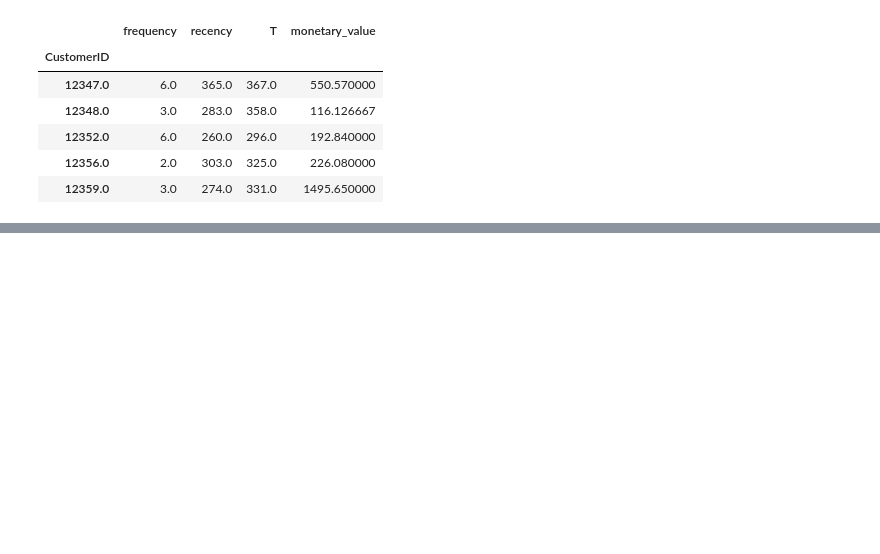
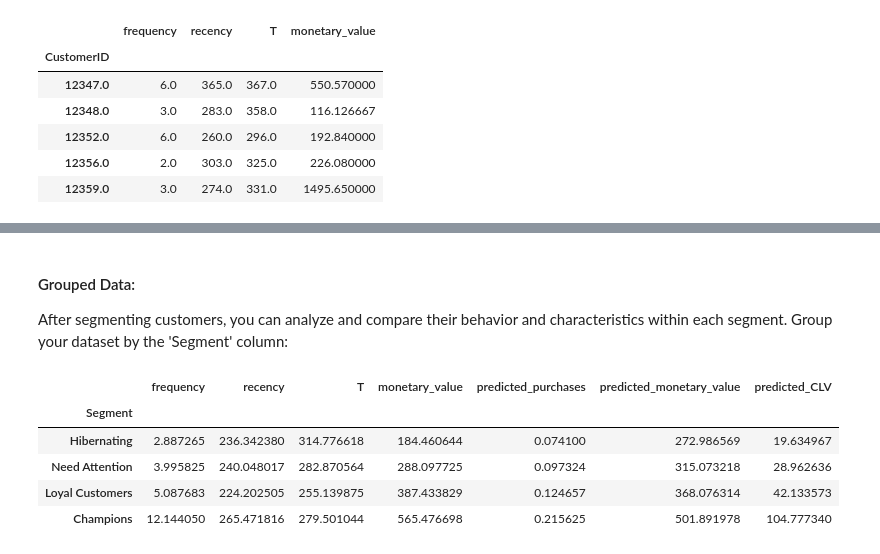
Before and after one commit to Dataisgood-com/CLV_analysis, a Jupyter notebook: clv_analysis.ipynb, the cells around one changed output, grey strips where cells are left out. Saved outputs shown, nothing was run; the diff lists cells and outputs as text; code cells hidden in the pictures; blank space fills up the shorter version.

Commit message:
Added dataset

```diff
--- a/clv_analysis.ipynb
+++ b/clv_analysis.ipynb
@@ -145,0 +256,13 @@ RFM.head()
+# %% [markdown]
+#### Grouped Data:
+
+After segmenting customers, you can analyze and compare their behavior and characteristics within each segment. Group your dataset by the 'Segment' column:
+# %%
+RFM.groupby('Segment').mean()
+# %% [output]
+|  | frequency | recency | T | monetary_value | predicted_purchases | predicted_monetary_value | predicted_CLV |
+| Segment |  |  |  |  |  |  |  |
+| Hibernating | 2.887265 | 236.342380 | 314.776618 | 184.460644 | 0.074100 | 272.986569 | 19.634967 |
+| Need Attention | 3.995825 | 240.048017 | 282.870564 | 288.097725 | 0.097324 | 315.073218 | 28.962636 |
+| Loyal Customers | 5.087683 | 224.202505 | 255.139875 | 387.433829 | 0.124657 | 368.076314 | 42.133573 |
+| Champions | 12.144050 | 265.471816 | 279.501044 | 565.476698 | 0.215625 | 501.891978 | 104.777340 |
```
Also changed, not shown: parts of 15 cells of this notebook.
